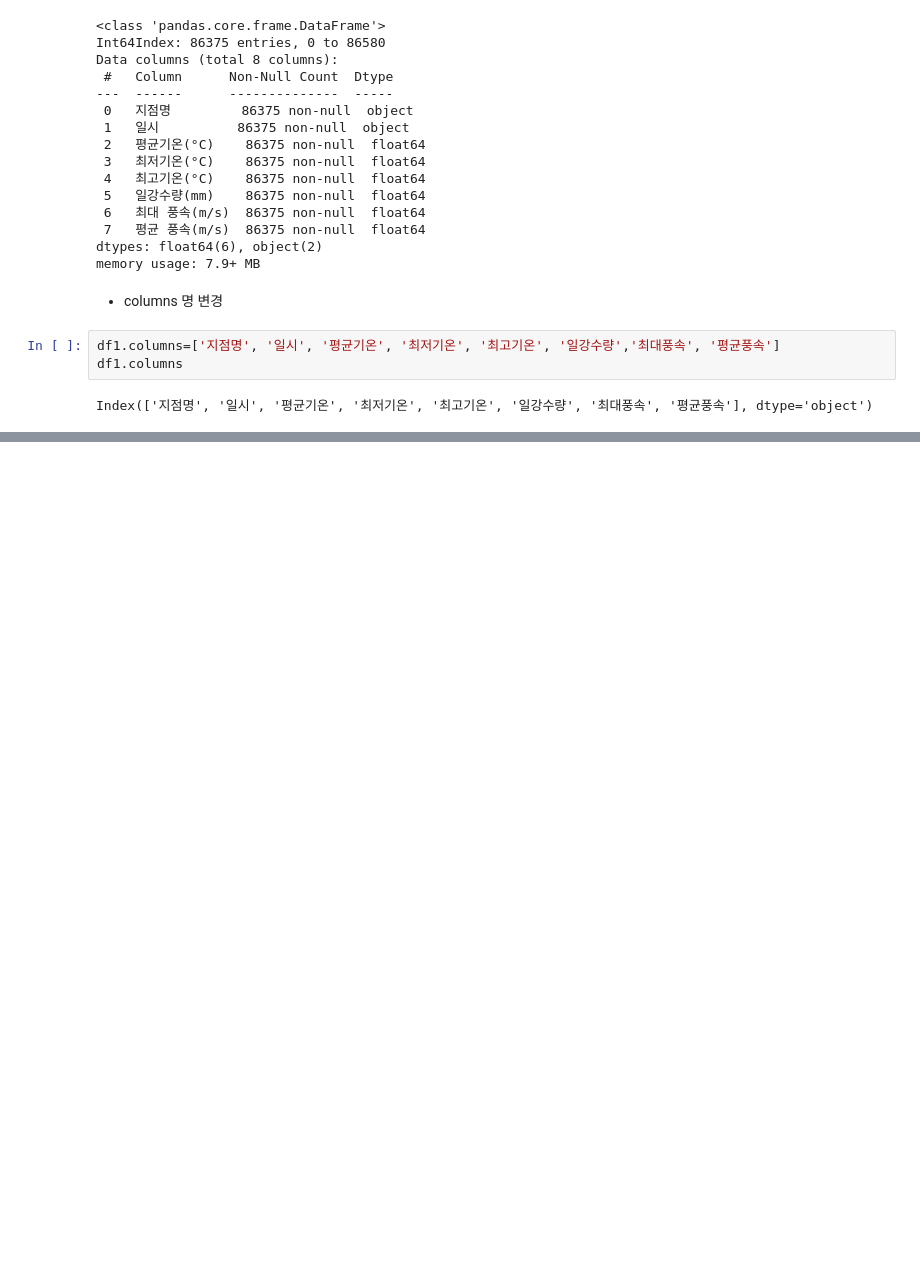
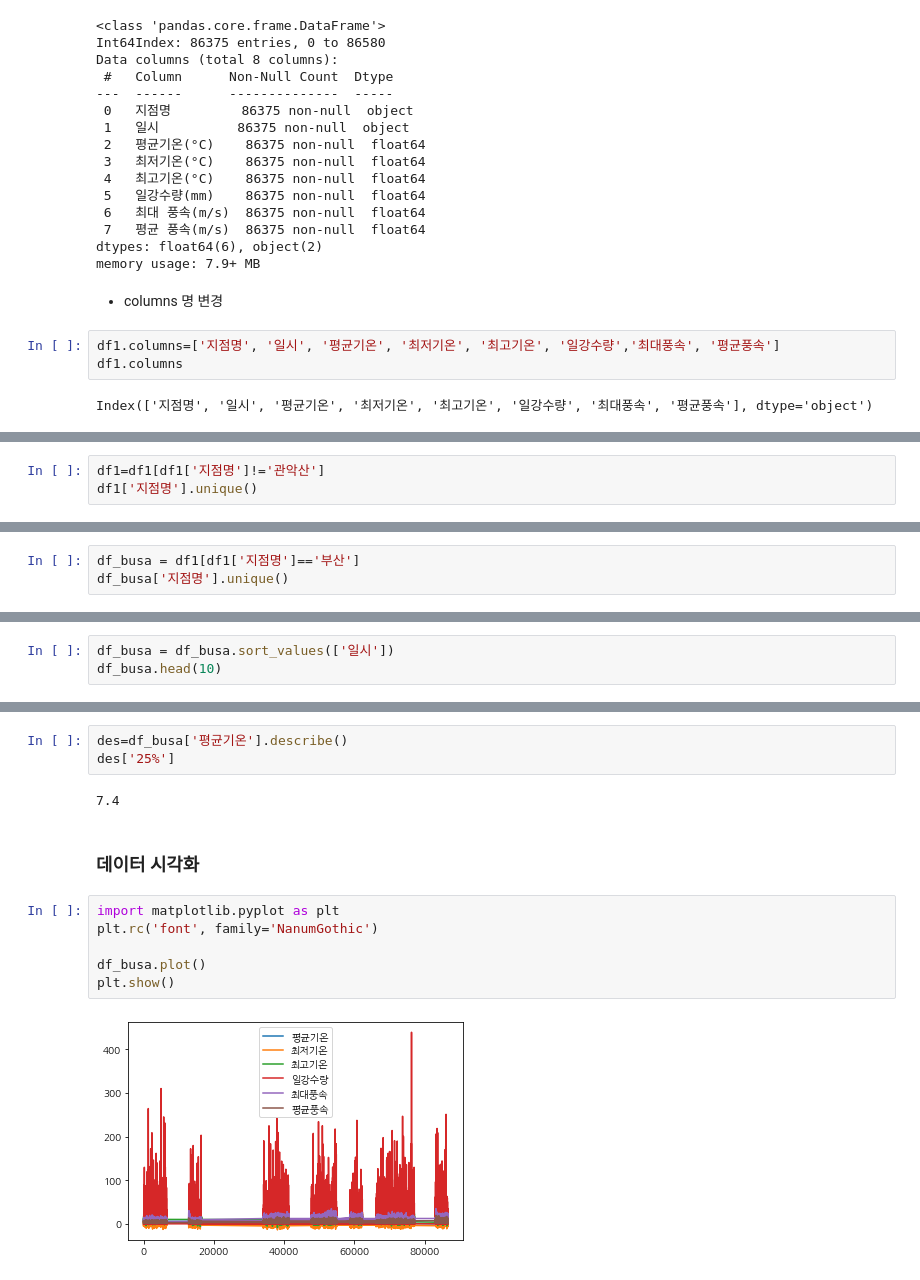
Before and after one commit to toughC/Python_Machine_Learning, a Jupyter notebook: 05_dataVisualization.ipynb, the cells around one changed output, grey strips where cells are left out. Cells and saved outputs as stored; diff of their text form; blank space fills up the shorter version.

```diff
--- a/05_dataVisualization.ipynb
+++ b/05_dataVisualization.ipynb
@@ -376,0 +475,3 @@ Index(['지점명', '일시', '평균기온', '최저기온', '최고기온', '
+# %%
+df1=df1[df1['지점명']!='관악산']
+df1['지점명'].unique()
@@ -376,0 +496,3 @@ Index(['지점명', '일시', '평균기온', '최저기온', '최고기온', '
+# %%
+df_busa = df1[df1['지점명']=='부산']
+df_busa['지점명'].unique()
@@ -376,0 +503,3 @@ Index(['지점명', '일시', '평균기온', '최저기온', '최고기온', '
+# %%
+df_busa = df_busa.sort_values(['일시'])
+df_busa.head(10)
@@ -376,0 +550,15 @@ Index(['지점명', '일시', '평균기온', '최저기온', '최고기온', '
+# %%
+des=df_busa['평균기온'].describe()
+des['25%']
+# %% [output]
+7.4
+# %% [markdown]
+### 데이터 시각화
+# %%
+import matplotlib.pyplot as plt
+plt.rc('font', family='NanumGothic')
+
+df_busa.plot()
+plt.show()
+# %% [output]
+[figure, added]
```
Also changed, not shown: parts of 44 cells of this notebook.
